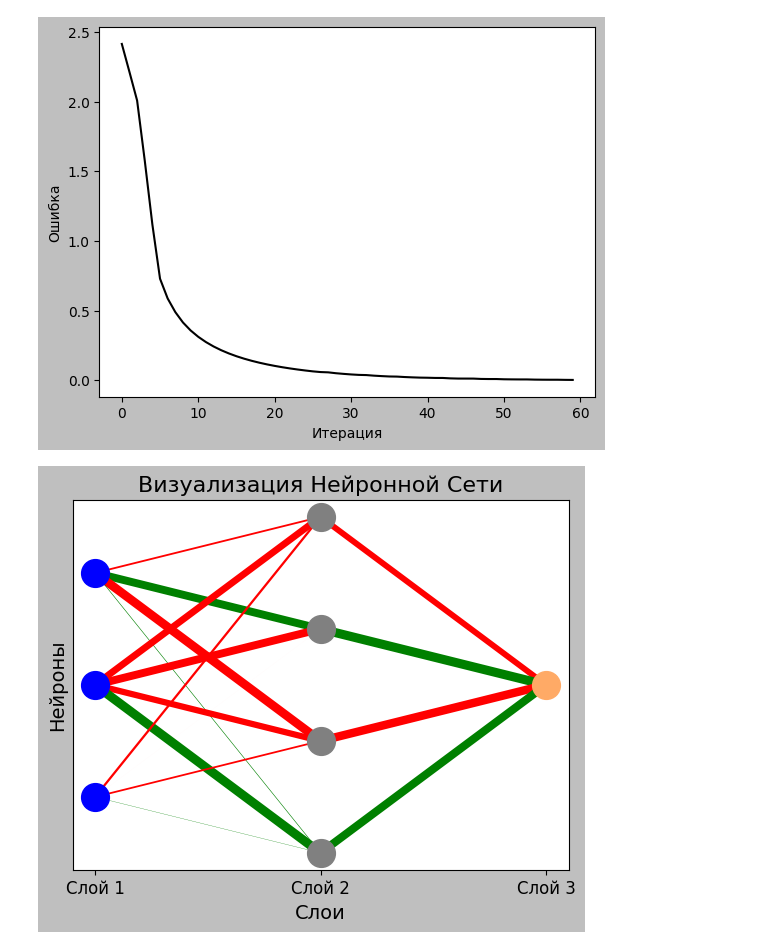
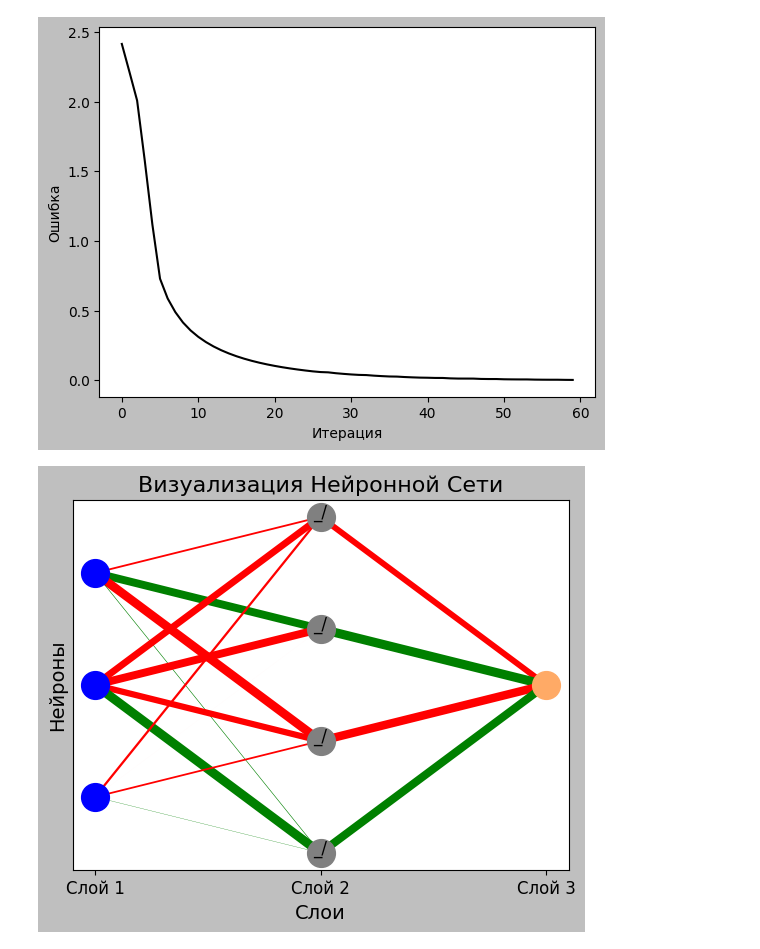
Before and after one commit to USBashka/AI-test, a Jupyter notebook: chapter6.ipynb, the cells around one changed output. Saved outputs shown, nothing was run; the diff lists cells and outputs as text; code cells hidden in the pictures.

Commit message:
update chapter6.ipynb, chapter7.ipynb and visualizer.py

```diff
--- a/chapter6.ipynb
+++ b/chapter6.ipynb
@@ -186,6 +186,6 @@ plt.show()
 # %%
 import visualizer
 
-visualizer.visualize([3, hidden_size, 1], [weights_0_1, weights_1_2])
+visualizer.visualize([3, hidden_size, 1], [weights_0_1, weights_1_2], ['', '_/', ''])
 # %% [output]
-[figure, old version]
+[figure, new version]
```
Also changed, not shown: 2 other files.
